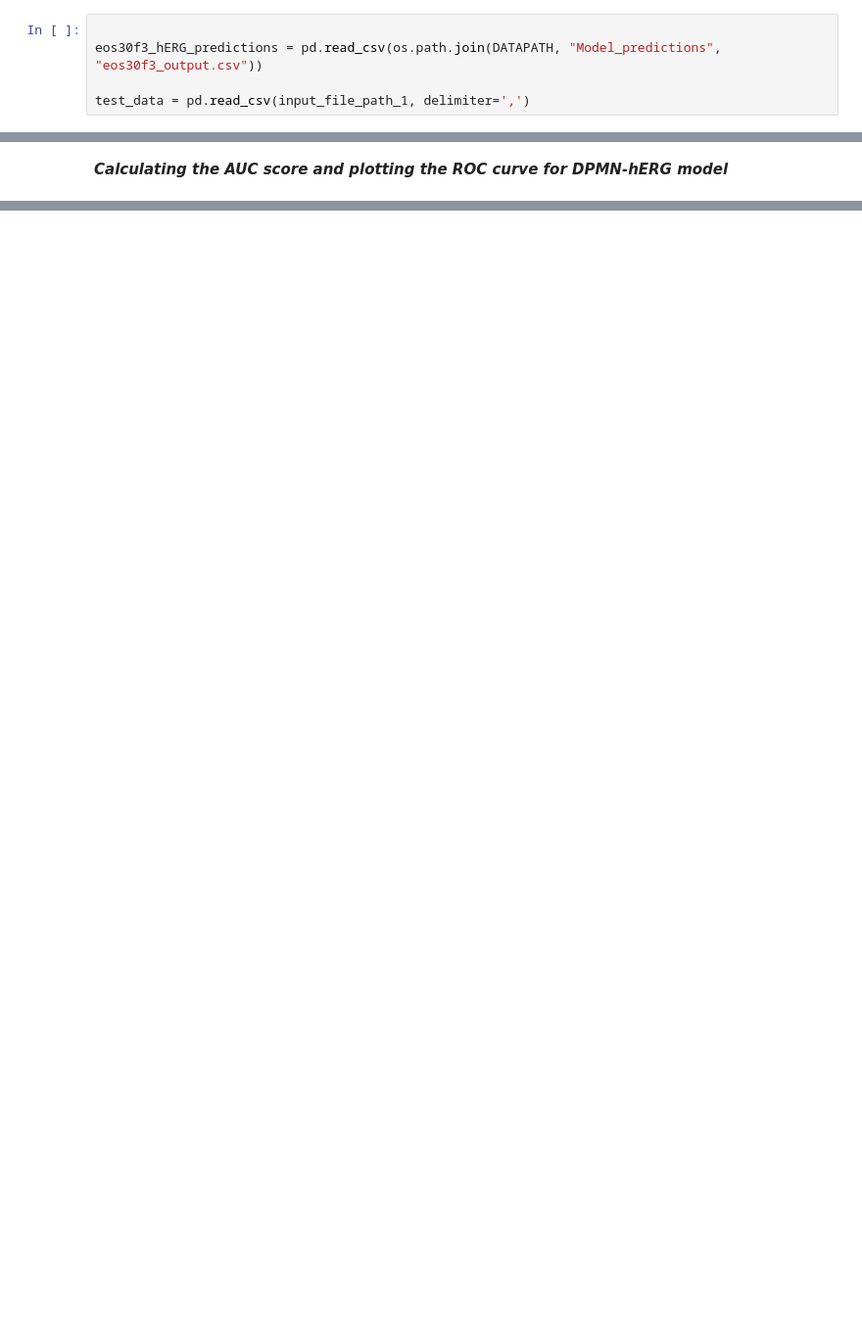
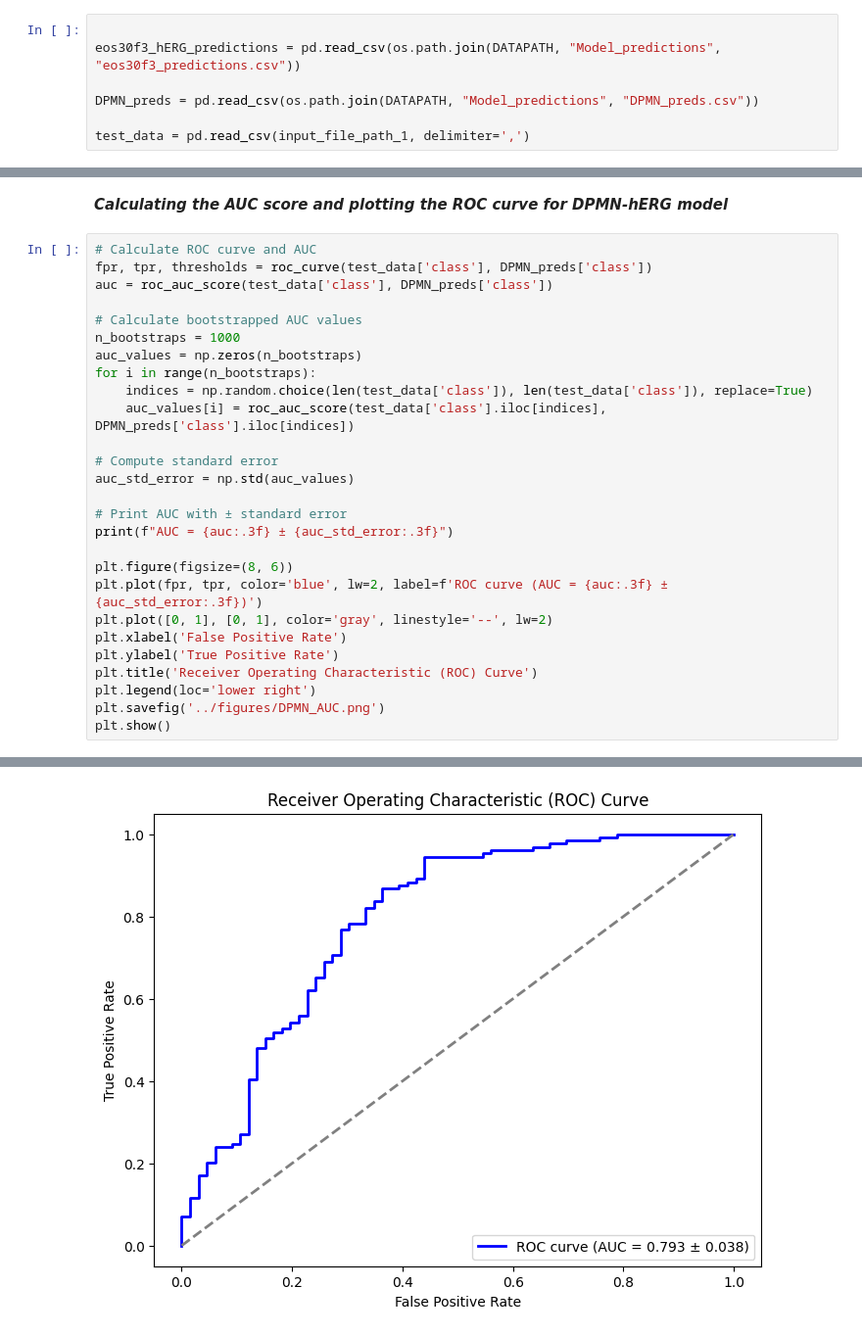
Before and after one commit to Malikbadmus/model-validation-eos30f3, a Jupyter notebook: notebooks/01_model_reproducibility.ipynb, the cells around one changed output, grey strips where cells are left out. Shown at 98% size. Saved outputs shown, nothing was run; the diff lists cells and outputs as text; blank space fills up the shorter version.

```diff
--- a/notebooks/01_model_reproducibility.ipynb
+++ b/notebooks/01_model_reproducibility.ipynb
@@ -99,7 +99,9 @@ Overall test AUC: Overall test auc = 0.947458 +/- 0.006658
 ***Predictions were run both on DPMN-hERG Model that was trained on 393 molecules and eos30f3 Model that was implemented on Ersilia with the test data set, the prediction result for both model was saved in data/Model_predictions***
 # %%
 
-eos30f3_hERG_predictions = pd.read_csv(os.path.join(DATAPATH, "Model_predictions", "eos30f3_output.csv"))
+eos30f3_hERG_predictions = pd.read_csv(os.path.join(DATAPATH, "Model_predictions", "eos30f3_predictions.csv"))
+
+DPMN_preds = pd.read_csv(os.path.join(DATAPATH, "Model_predictions", "DPMN_preds.csv"))
 
 test_data = pd.read_csv(input_file_path_1, delimiter=',')
 # %% [markdown]
@@ -191,2 +142,30 @@ print(table)
 # %% [markdown]
 ***Calculating the AUC score and plotting the ROC curve for DPMN-hERG model***
+# %%
+# Calculate ROC curve and AUC
+fpr, tpr, thresholds = roc_curve(test_data['class'], DPMN_preds['class'])
+auc = roc_auc_score(test_data['class'], DPMN_preds['class'])
+
+# Calculate bootstrapped AUC values
+n_bootstraps = 1000
+auc_values = np.zeros(n_bootstraps)
+for i in range(n_bootstraps):
+    indices = np.random.choice(len(test_data['class']), len(test_data['class']), replace=True)
+    auc_values[i] = roc_auc_score(test_data['class'].iloc[indices], DPMN_preds['class'].iloc[indices])
+
+# Compute standard error
+auc_std_error = np.std(auc_values)
+
+# Print AUC with ± standard error
+print(f"AUC = {auc:.3f} ± {auc_std_error:.3f}")
+
+plt.figure(figsize=(8, 6))
+plt.plot(fpr, tpr, color='blue', lw=2, label=f'ROC curve (AUC = {auc:.3f} ± {auc_std_error:.3f})')
+plt.plot([0, 1], [0, 1], color='gray', linestyle='--', lw=2)
+plt.xlabel('False Positive Rate')
+plt.ylabel('True Positive Rate')
+plt.title('Receiver Operating Characteristic (ROC) Curve')
+plt.legend(loc='lower right')
+plt.savefig('../figures/DPMN_AUC.png')
+plt.show()
+# %% [output]
@@ -192,0 +173 @@ print(table)
+[figure, added]
```
Also changed, not shown: parts of 10 cells of this notebook, 1 other file.
